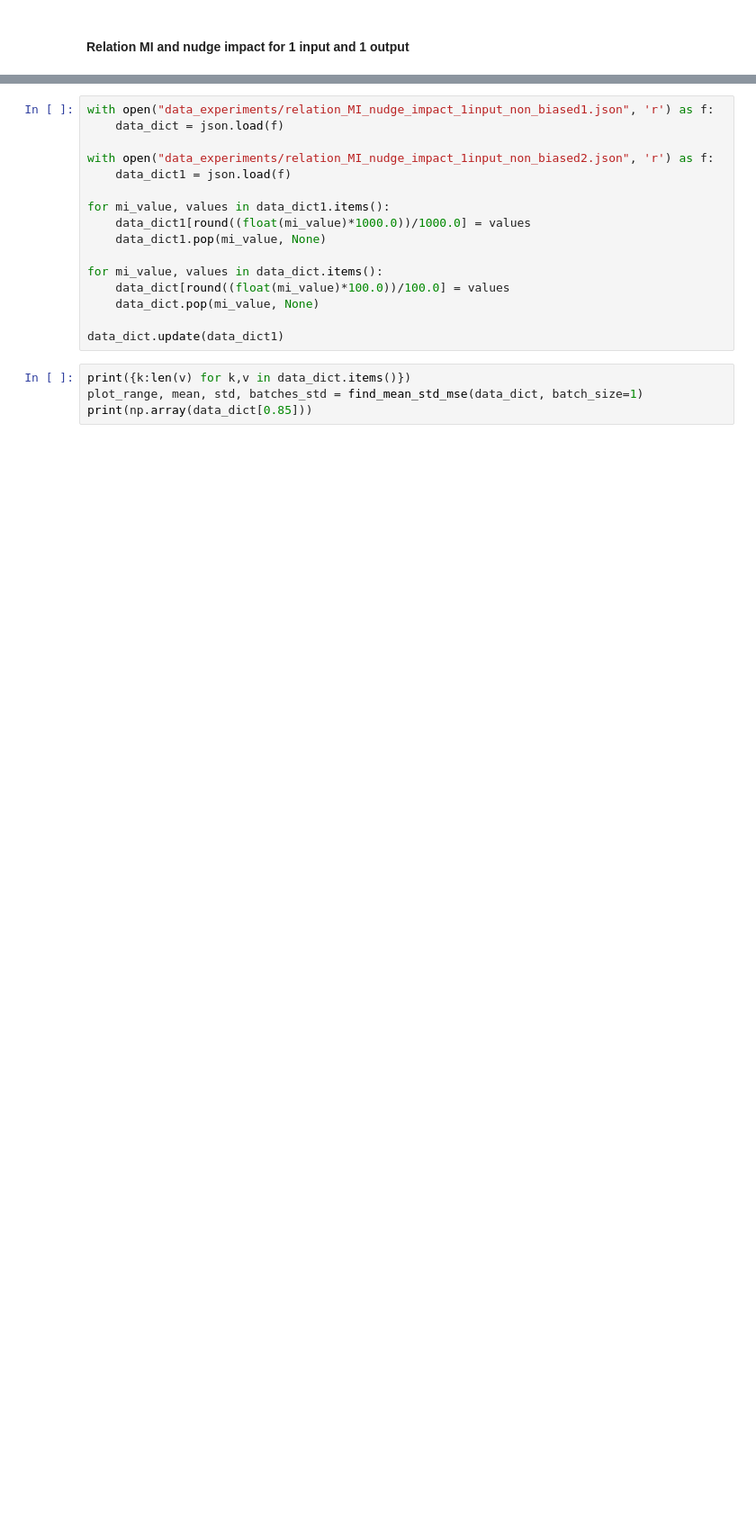
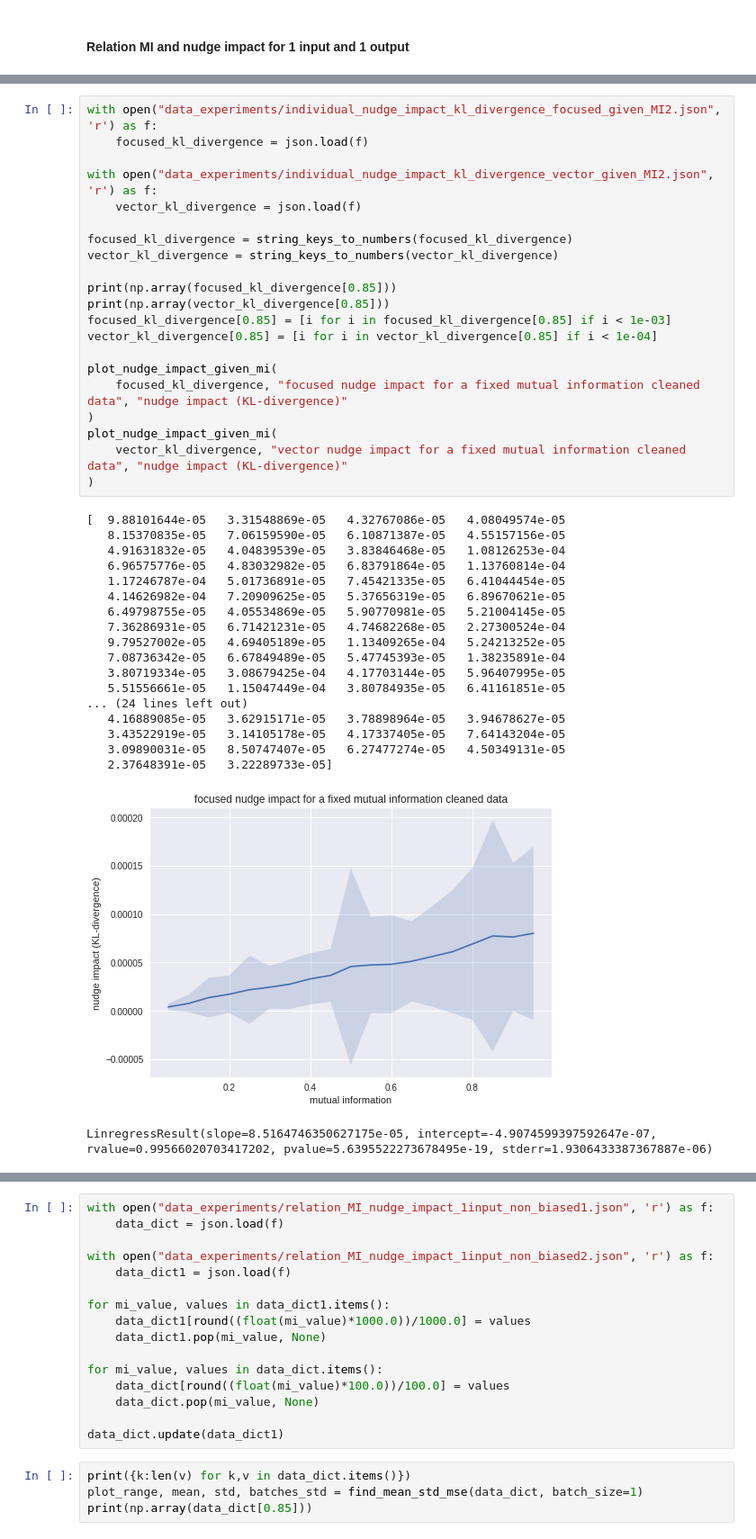
Before and after one commit to cjidboon94/master_thesis, a Jupyter notebook: combine_data3.ipynb, the cells around one changed output, grey strips where cells are left out. Shown: that part at 90% size. Drawn from its saved outputs; the diff is of its cells as text; blank space fills up the shorter version.

```diff
--- a/combine_data3.ipynb
+++ b/combine_data3.ipynb
@@ -472,0 +584,41 @@ for var, impact_nudges_and_mi in dict_to_use.items():
+# %%
+with open("data_experiments/individual_nudge_impact_kl_divergence_focused_given_MI2.json", 'r') as f:
+    focused_kl_divergence = json.load(f)
+
+with open("data_experiments/individual_nudge_impact_kl_divergence_vector_given_MI2.json", 'r') as f:
+    vector_kl_divergence = json.load(f)
+
+focused_kl_divergence = string_keys_to_numbers(focused_kl_divergence)
+vector_kl_divergence = string_keys_to_numbers(vector_kl_divergence)
+
+print(np.array(focused_kl_divergence[0.85]))
+print(np.array(vector_kl_divergence[0.85]))
+focused_kl_divergence[0.85] = [i for i in focused_kl_divergence[0.85] if i < 1e-03]
+vector_kl_divergence[0.85] = [i for i in vector_kl_divergence[0.85] if i < 1e-04]
+
+plot_nudge_impact_given_mi(
+    focused_kl_divergence, "focused nudge impact for a fixed mutual information cleaned data", "nudge impact (KL-divergence)"
+)
+plot_nudge_impact_given_mi(
+    vector_kl_divergence, "vector nudge impact for a fixed mutual information cleaned data", "nudge impact (KL-divergence)"
+)
+# %% [output]
+[  9.88101644e-05   3.31548869e-05   4.32767086e-05   4.08049574e-05
+   8.15370835e-05   7.06159590e-05   6.10871387e-05   4.55157156e-05
+   4.91631832e-05   4.04839539e-05   3.83846468e-05   1.08126253e-04
+   6.96575776e-05   4.83032982e-05   6.83791864e-05   1.13760814e-04
+   1.17246787e-04   5.01736891e-05   7.45421335e-05   6.41044454e-05
+   4.14626982e-04   7.20909625e-05   5.37656319e-05   6.89670621e-05
+   6.49798755e-05   4.05534869e-05   5.90770981e-05   5.21004145e-05
+   7.36286931e-05   6.71421231e-05   4.74682268e-05   2.27300524e-04
+   9.79527002e-05   4.69405189e-05   1.13409265e-04   5.24213252e-05
+   7.08736342e-05   6.67849489e-05   5.47745393e-05   1.38235891e-04
+   3.80719334e-05   3.08679425e-04   4.17703144e-05   5.96407995e-05
+   5.51556661e-05   1.15047449e-04   3.80784935e-05   6.41161851e-05
+... (24 lines left out)
+   4.16889085e-05   3.62915171e-05   3.78898964e-05   3.94678627e-05
+   3.43522919e-05   3.14105178e-05   4.17337405e-05   7.64143204e-05
+   3.09890031e-05   8.50747407e-05   6.27477274e-05   4.50349131e-05
+   2.37648391e-05   3.22289733e-05]
+[figure, added]
+LinregressResult(slope=8.5164746350627175e-05, intercept=-4.9074599397592647e-07, rvalue=0.99566020703417202, pvalue=5.6395522273678495e-19, stderr=1.9306433387367887e-06)
```
Also changed, not shown: parts of 12 cells of this notebook.
